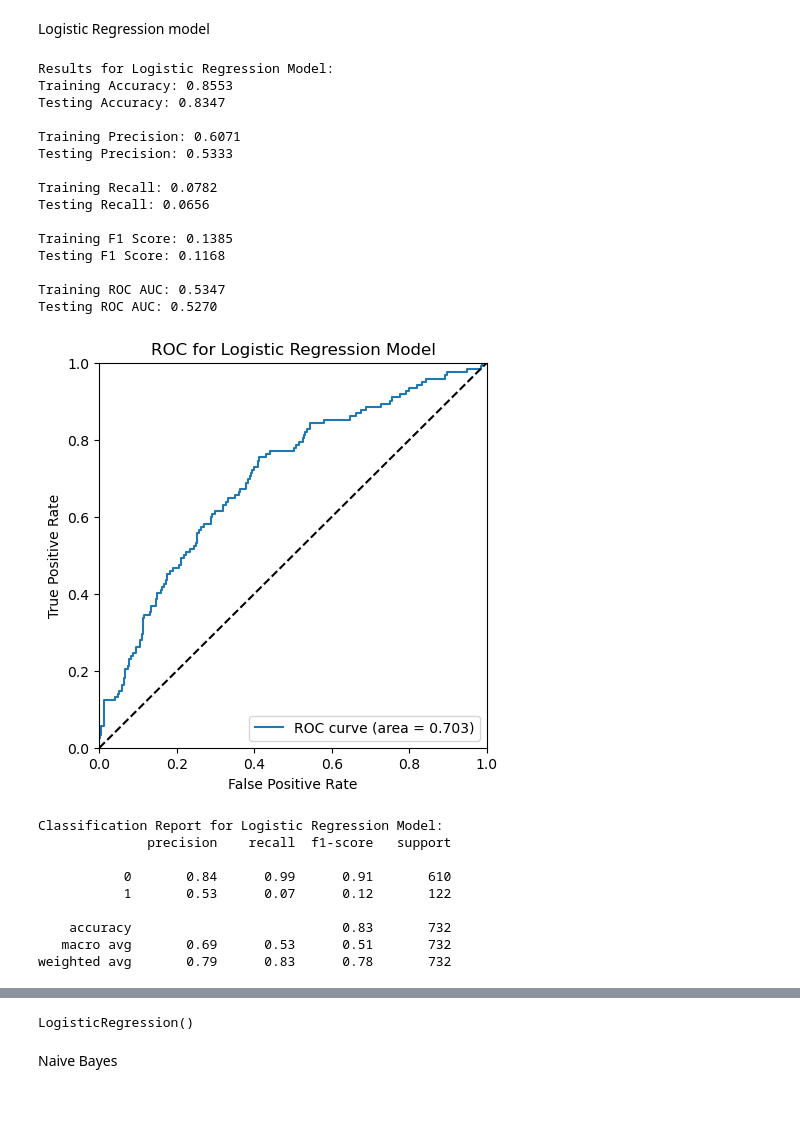
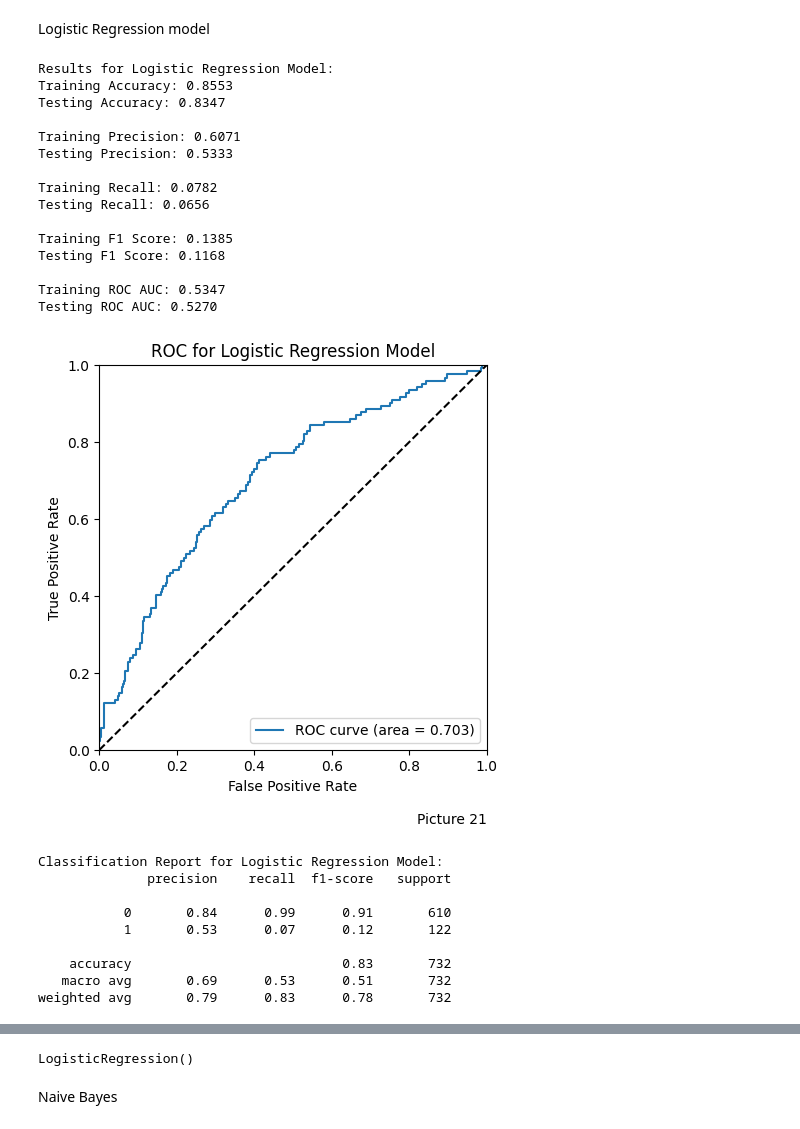
Before and after one commit to airenare/Heart-Disease-Risk-Prediction, a Jupyter notebook: notebooks/4_modeling.ipynb, the cells around one changed output, grey strips where cells are left out. Drawn from its saved outputs; the diff is of its cells as text; code cells hidden in the pictures.

```diff
--- a/notebooks/4_modeling.ipynb
+++ b/notebooks/4_modeling.ipynb
@@ -52,7 +53,7 @@ y_train = y_train.values.flatten()
 y_test = y_test.values.flatten()
 # %%
 # Create a function to evaluate the model
-def evaluate_model(model, X_train, X_test, y_train, y_test, model_name, fit=True, grid_search=False):
+def evaluate_model(model, X_train, X_test, y_train, y_test, model_name, fit=True, grid_search=False, annotation=None):
     """
     This function evaluates the model using the training and testing data.
     It calculates the accuracy, precision, recall, F1 score, ROC AUC, and plots the ROC curve.
@@ -145,6 +146,7 @@ def evaluate_model(model, X_train, X_test, y_train, y_test, model_name, fit=True
     plt.ylabel('True Positive Rate')
     plt.title(f'ROC for {model_name} Model')
     plt.legend(loc="lower right")
+    annotate(annotation)
     plt.show()
 
     # Print the classification report
@@ -153,7 +155,8 @@ def evaluate_model(model, X_train, X_test, y_train, y_test, model_name, fit=True
 
     # Plot the confusion matrix
     cm = confusion_matrix(y_test, y_test_pred)
-    ConfusionMatrixDisplay(cm, display_labels=model.classes_).plot(values_format='d');
+    ConfusionMatrixDisplay(cm, display_labels=model.classes_).plot(values_format='d')
+    annotate(annotation);
 
     if plot_importance:
         # Display the feature importance
@@ -163,6 +166,7 @@ def evaluate_model(model, X_train, X_test, y_train, y_test, model_name, fit=True
         plt.xlabel('Importance')
         plt.ylabel('Feature')
         plt.title(f'Feature Importance for {model_name} Model')
+        # annotate(annotation)
         plt.show()
 
 
@@ -192,24 +196,24 @@ Logistic Regression model
 log_reg = LogisticRegression()
 # %%
 # Fit and evaluate the model
-evaluate_model(log_reg, X_train, X_test, y_train, y_test, 'Logistic Regression')
+evaluate_model(log_reg, X_train, X_test, y_train, y_test, 'Logistic Regression', annotation='Picture 21')
 # %% [output]
 Results for Logistic Regression Model:
 Training Accuracy: 0.8553
 Testing Accuracy: 0.8347
 
 Training Precision: 0.6071
 Testing Precision: 0.5333
 
 Training Recall: 0.0782
 Testing Recall: 0.0656
 
 Training F1 Score: 0.1385
 Testing F1 Score: 0.1168
 
 Training ROC AUC: 0.5347
 Testing ROC AUC: 0.5270
-[figure, old version]
+[figure, new version]
 Classification Report for Logistic Regression Model:
               precision    recall  f1-score   support
 
```
Also changed, not shown: parts of 4 cells of this notebook, 27 other files.
